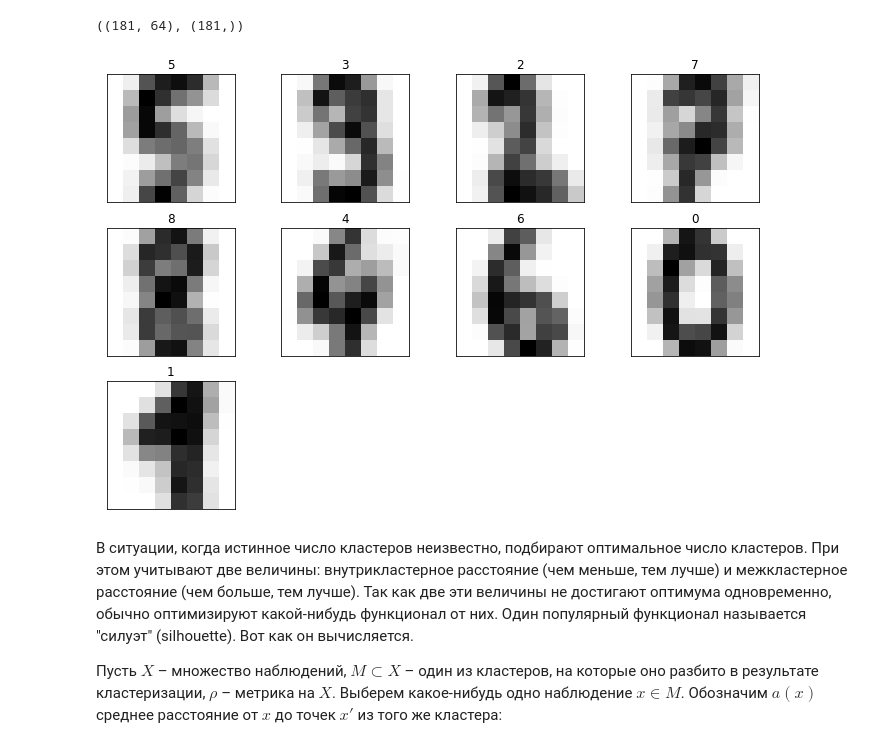
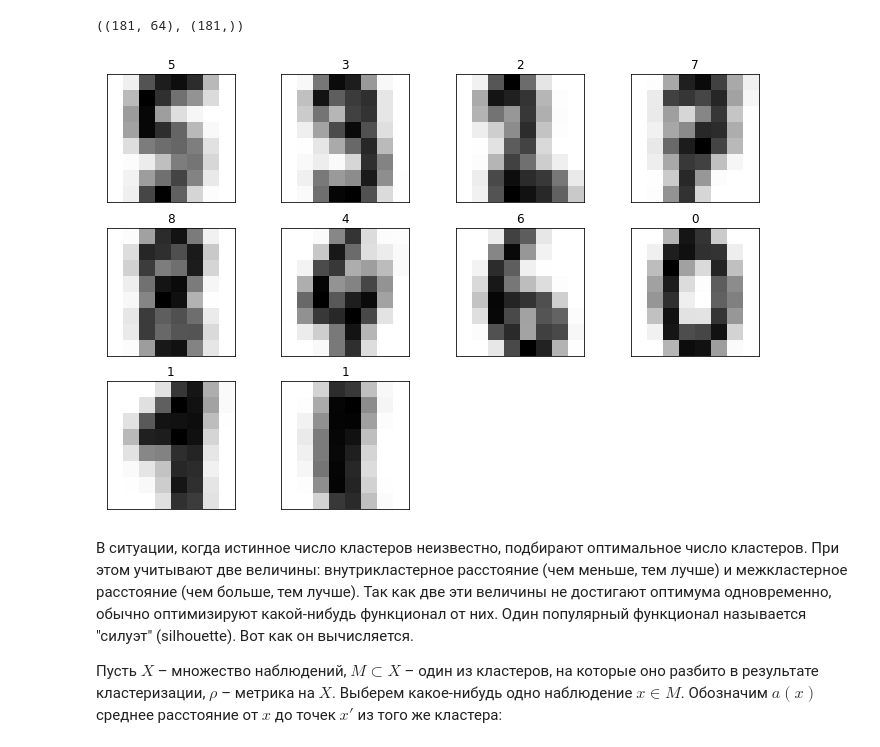
Before and after one commit to MitrofanovDmitry/study, a Jupyter notebook: practice/59 clustering/clustering.ipynb, the cells around one changed output. Saved outputs shown, nothing was run; the diff lists cells and outputs as text; code cells hidden in the pictures.

```diff
--- a/practice/59 clustering/clustering.ipynb
+++ b/practice/59 clustering/clustering.ipynb
@@ -97,16 +97,16 @@ X[clusters == 0].shape, y[clusters == 0].shape
 # %%
 fig, axes = plt.subplots(3, 4, figsize=(12,8))
 
-for c, ax in enumerate(axes.flat[:-3]):
+for c, ax in enumerate(axes.flat[:-2]):
     counts = np.bincount(y[clusters == c])
     digit = np.argmax(counts) # most common
     ax.set(title=digit, xticks=[], yticks=[])
     x_center = X[clusters == c].mean(axis=0)
     ax.imshow((16-x_center).reshape((8,8)), cmap='gray')
 
-for ax in axes.flat[-3:]: fig.delaxes(ax)
+for ax in axes.flat[-2:]: fig.delaxes(ax)
 # %% [output]
-[figure, old version]
+[figure, new version]
 # %% [markdown]
 В ситуации, когда истинное число кластеров неизвестно, подбирают оптимальное число кластеров. При этом учитывают две величины: внутрикластерное расстояние (чем меньше, тем лучше) и межкластерное расстояние (чем больше, тем лучше). Так как две эти величины не достигают оптимума одновременно, обычно оптимизируют какой-нибудь функционал от них. Один популярный функционал называется "силуэт" (silhouette). Вот как он вычисляется.
 
```
Also changed, not shown: parts of 8 cells of this notebook.
